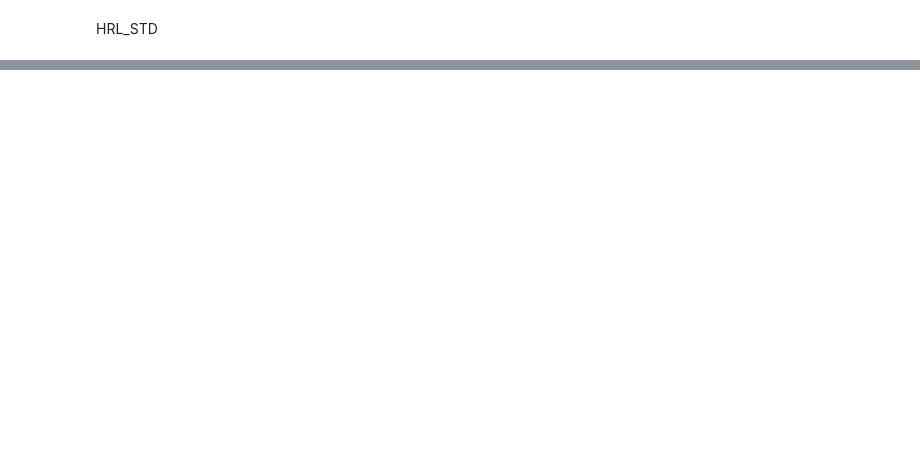
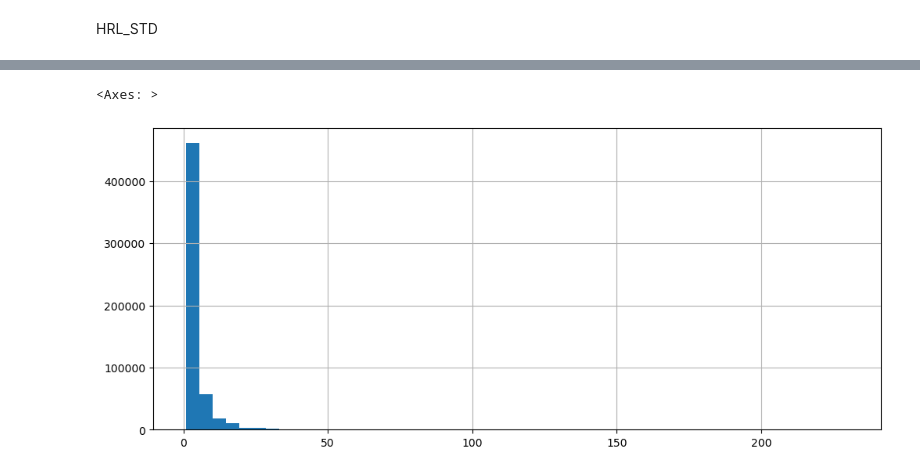
Before and after one commit to TheTrumpetist27/TrainDelayPredictor, a Jupyter notebook: Data analysis & Feature Engineering 2.ipynb, the cells around one changed output, grey strips where cells are left out. Drawn from its saved outputs; the diff is of its cells as text; code cells hidden in the pictures; blank space fills up the shorter version.

```diff
--- a/Data analysis & Feature Engineering 2.ipynb
+++ b/Data analysis & Feature Engineering 2.ipynb
@@ -692,0 +889,2 @@ NameError: name 'df' is not defined
+# %%
+delayed = df_removed_NAN[df_removed_NAN["arrival_delay"] >= 1]
@@ -692,0 +907,5 @@ NameError: name 'df' is not defined
+# %%
+delayed["arrival_delay"].hist(bins=50, figsize=(12,5))
+# %% [output]
+<Axes: >
+[figure, added]
```
Also changed, not shown: parts of 27 cells of this notebook, 2 other files.
